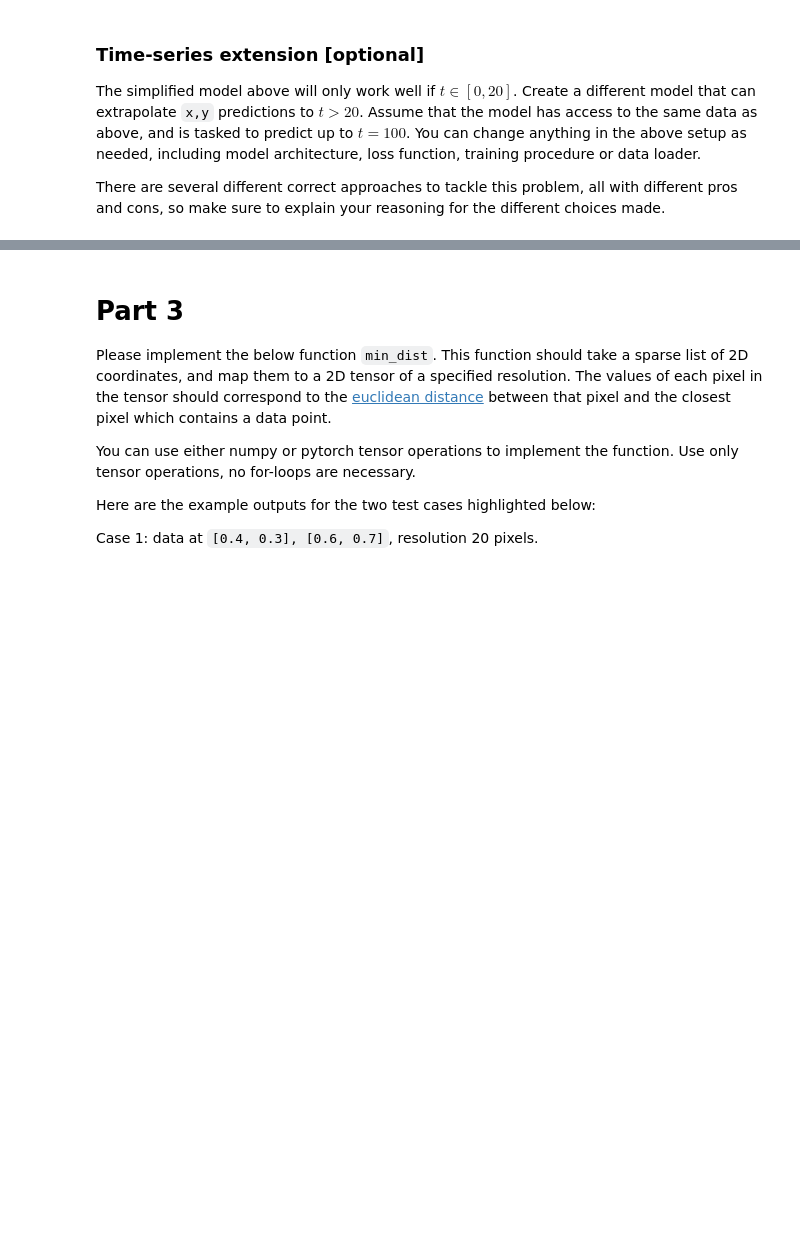
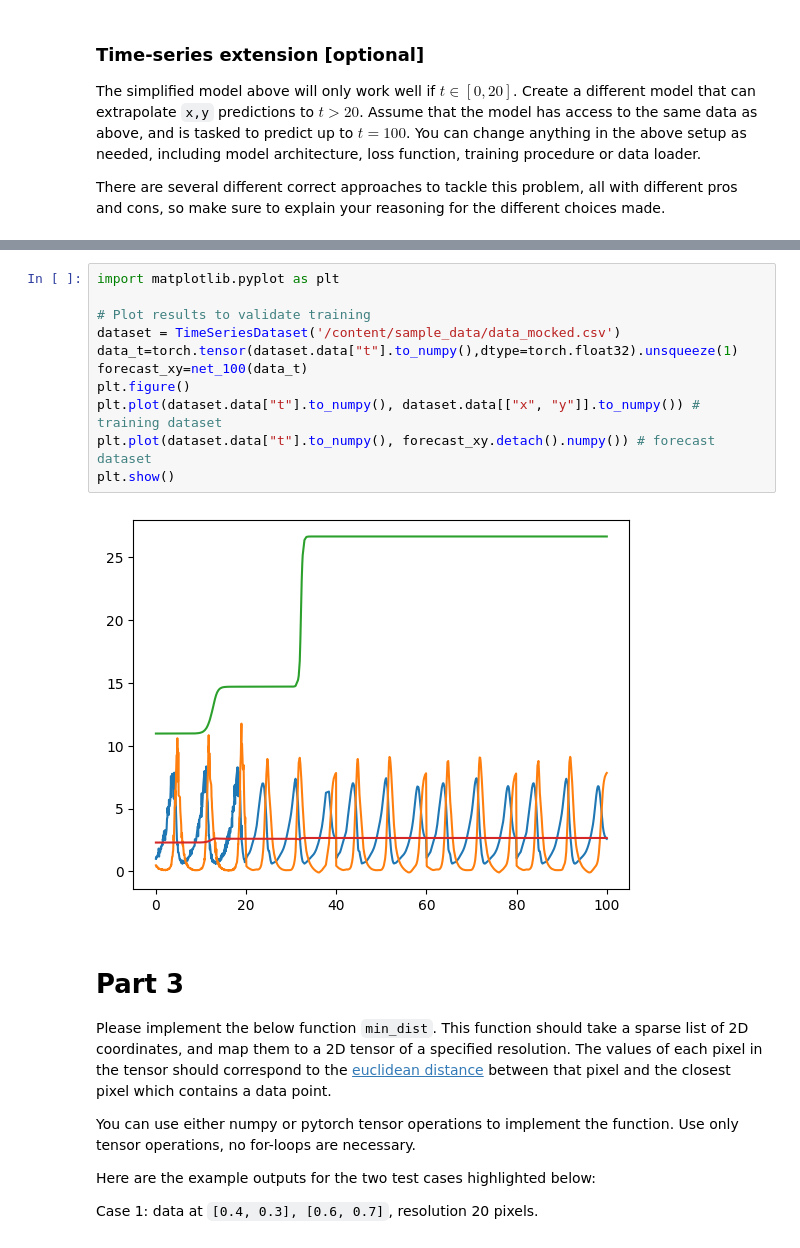
Before and after one commit to blbailey/Blog_Code, a Jupyter notebook: Copy_of_Homework_Assignment_V3.ipynb, the cells around one changed output, grey strips where cells are left out. Cells and saved outputs as stored; diff of their text form; blank space fills up the shorter version.

```diff
--- a/Copy_of_Homework_Assignment_V3.ipynb
+++ b/Copy_of_Homework_Assignment_V3.ipynb
@@ -235,3 +335,16 @@ There are several different correct approaches to tackle this problem, all with
+# %%
+import matplotlib.pyplot as plt
+
+# Plot results to validate training
+dataset = TimeSeriesDataset('/content/sample_data/data_mocked.csv')
+data_t=torch.tensor(dataset.data["t"].to_numpy(),dtype=torch.float32).unsqueeze(1)
+forecast_xy=net_100(data_t)
+plt.figure()
+plt.plot(dataset.data["t"].to_numpy(), dataset.data[["x", "y"]].to_numpy()) # training dataset
+plt.plot(dataset.data["t"].to_numpy(), forecast_xy.detach().numpy()) # forecast dataset
+plt.show()
+# %% [output]
+[figure, added]
 # %% [markdown]
 # Part 3
 
```
Also changed, not shown: parts of 10 cells of this notebook.
